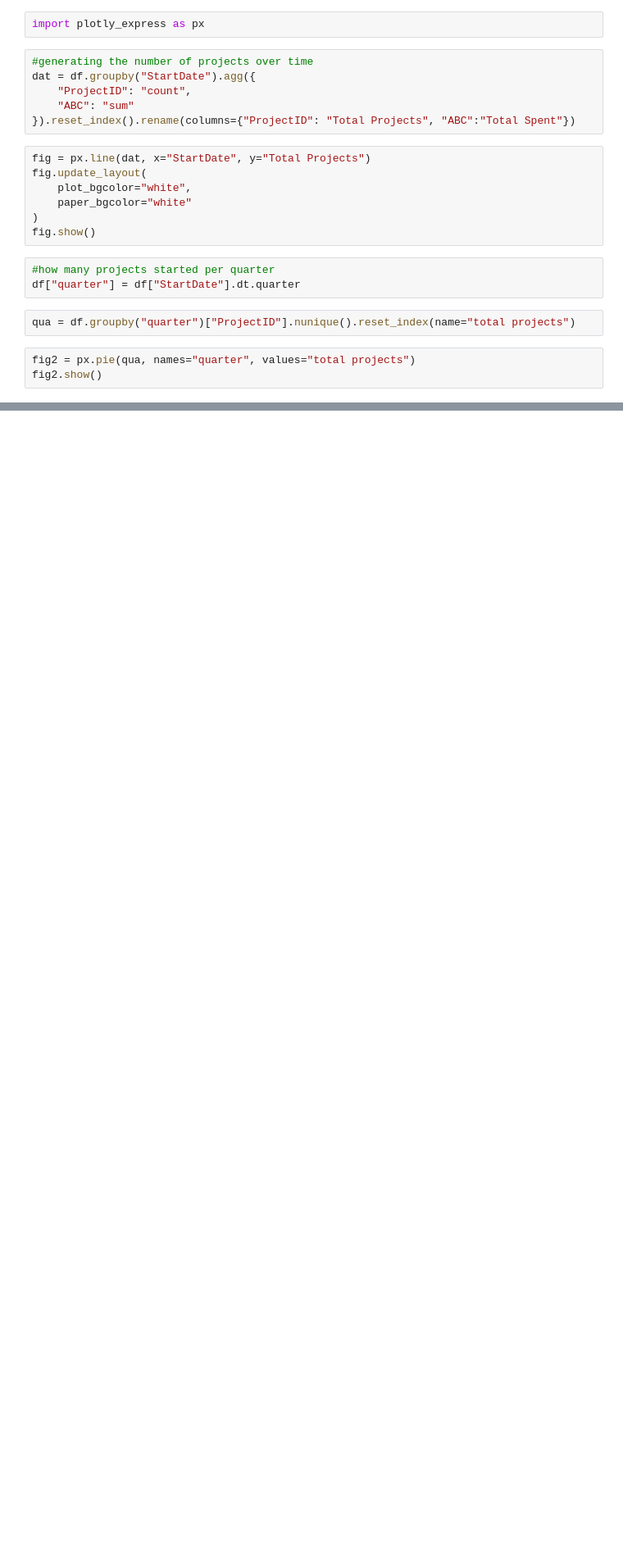
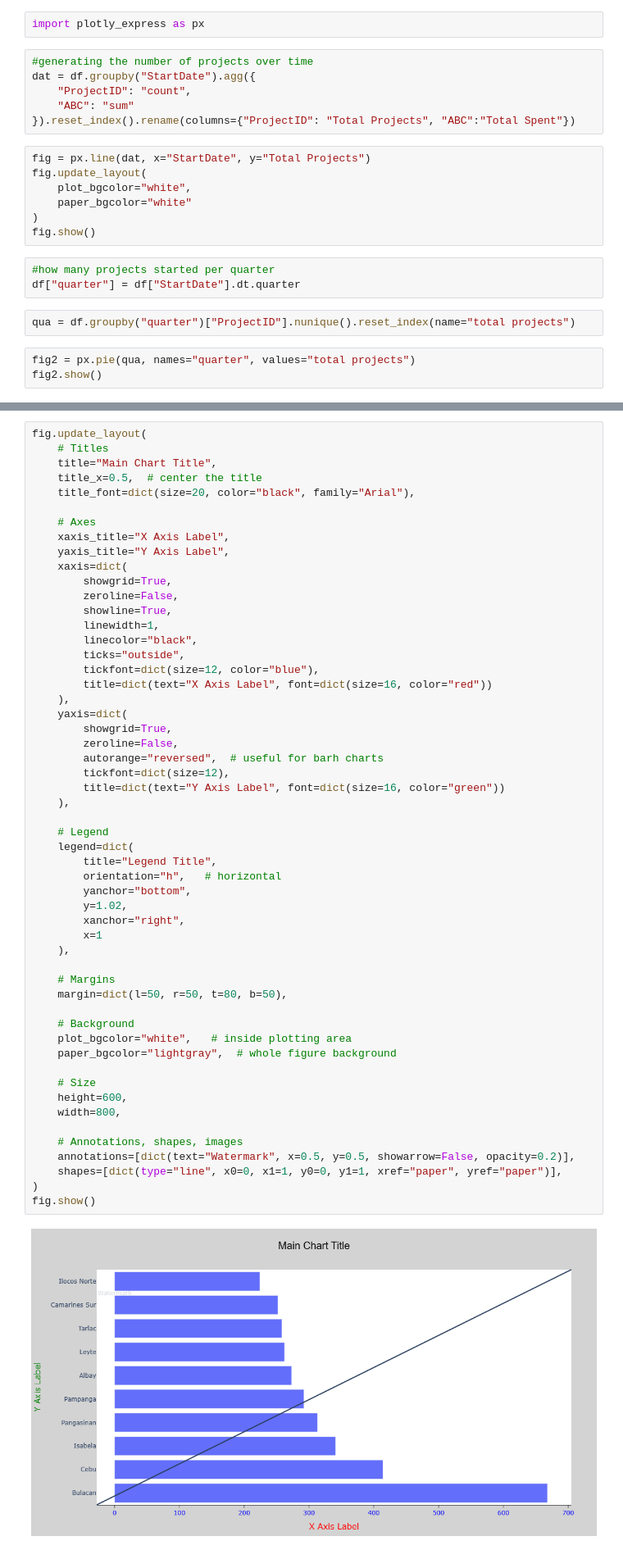
Before and after one commit to InspectElement404/dash-flood-control, a Jupyter notebook: Flood Control API.ipynb, the cells around one changed output, grey strips where cells are left out. Shown at 82% size. Saved outputs shown, nothing was run; the diff lists cells and outputs as text; blank space fills up the shorter version.

```diff
--- a/Flood Control API.ipynb
+++ b/Flood Control API.ipynb
@@ -115,0 +203,56 @@ OSError: Address 'http://127.0.0.1:8050' already in use.
+# %%
+fig.update_layout(
+    # Titles
+    title="Main Chart Title",
+    title_x=0.5,  # center the title
+    title_font=dict(size=20, color="black", family="Arial"),
+
+    # Axes
+    xaxis_title="X Axis Label",
+    yaxis_title="Y Axis Label",
+    xaxis=dict(
+        showgrid=True,
+        zeroline=False,
+        showline=True,
+        linewidth=1,
+        linecolor="black",
+        ticks="outside",
+        tickfont=dict(size=12, color="blue"),
+        title=dict(text="X Axis Label", font=dict(size=16, color="red"))
+    ),
+    yaxis=dict(
+        showgrid=True,
+        zeroline=False,
+        autorange="reversed",  # useful for barh charts
+        tickfont=dict(size=12),
+        title=dict(text="Y Axis Label", font=dict(size=16, color="green"))
+    ),
+
+    # Legend
+    legend=dict(
+        title="Legend Title",
+        orientation="h",   # horizontal
+        yanchor="bottom",
+        y=1.02,
+        xanchor="right",
+        x=1
+    ),
+
+    # Margins
+    margin=dict(l=50, r=50, t=80, b=50),
+
+    # Background
+    plot_bgcolor="white",   # inside plotting area
+    paper_bgcolor="lightgray",  # whole figure background
+
+    # Size
+    height=600,
+    width=800,
+
+    # Annotations, shapes, images
+    annotations=[dict(text="Watermark", x=0.5, y=0.5, showarrow=False, opacity=0.2)],
+    shapes=[dict(type="line", x0=0, x1=1, y0=0, y1=1, xref="paper", yref="paper")],
+)
+fig.show()
+# %% [output]
+[figure, added]
```
Also changed, not shown: parts of 18 cells of this notebook, 9 other files.
